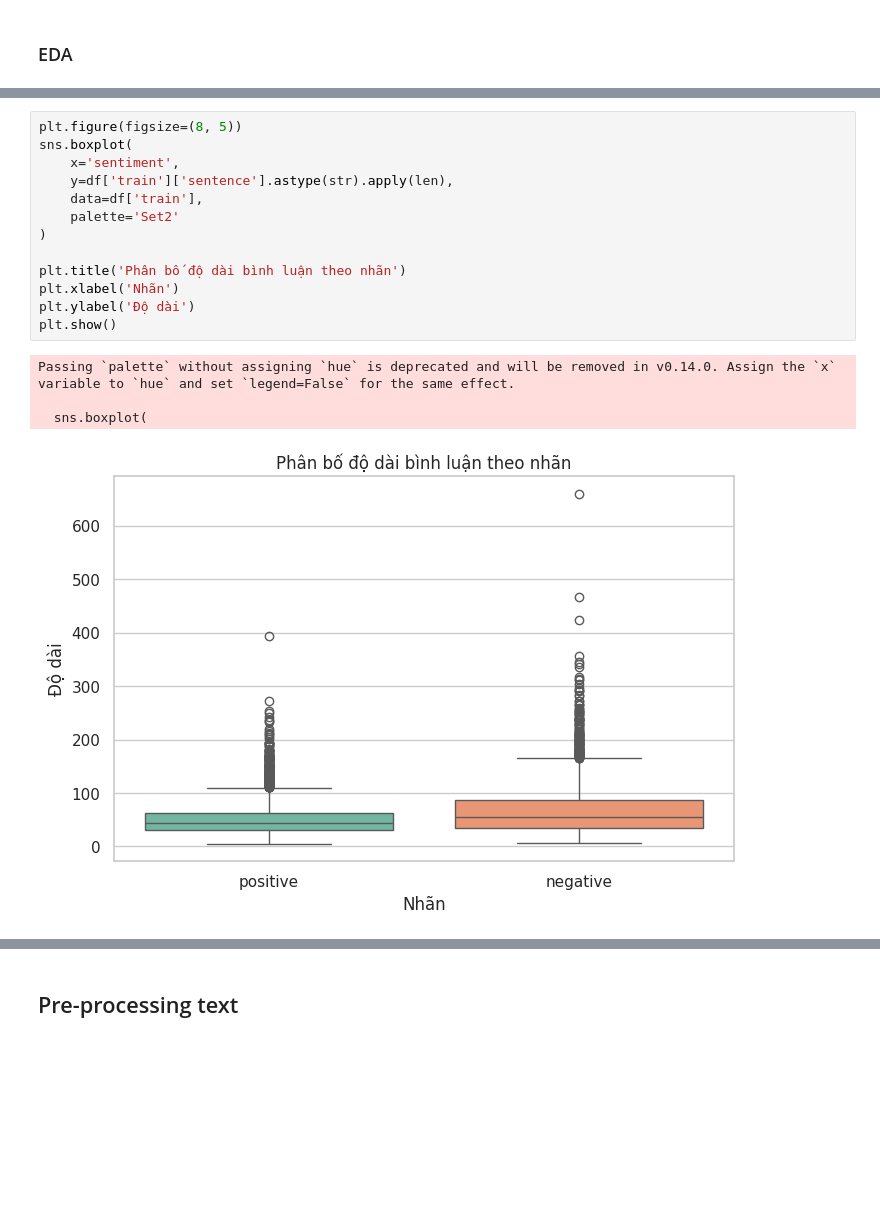
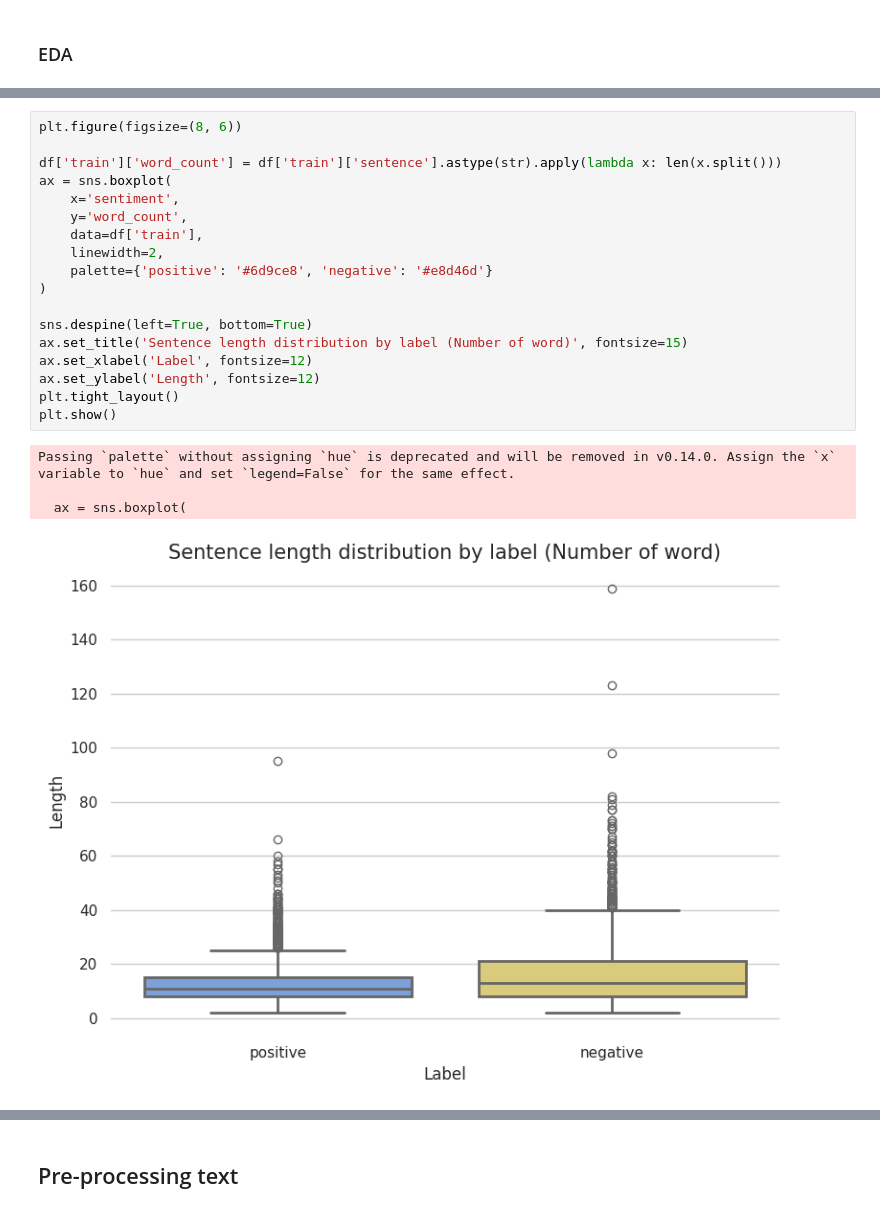
Before and after one commit to tkt-gemini/sentiment-binary-classification, a Jupyter notebook: main.ipynb, the cells around one changed output, grey strips where cells are left out. Saved outputs shown, nothing was run; the diff lists cells and outputs as text; blank space fills up the shorter version.

```diff
--- a/main.ipynb
+++ b/main.ipynb
@@ -146,19 +151,24 @@ Name: count, dtype: int64
 # %%
-plt.figure(figsize=(8, 5))
-sns.boxplot(
+plt.figure(figsize=(8, 6))
+
+df['train']['word_count'] = df['train']['sentence'].astype(str).apply(lambda x: len(x.split()))
+ax = sns.boxplot(
     x='sentiment',
-    y=df['train']['sentence'].astype(str).apply(len),
+    y='word_count',
     data=df['train'],
-    palette='Set2'
+    linewidth=2,
+    palette={'positive': '#6d9ce8', 'negative': '#e8d46d'}
 )
 
-plt.title('Phân bố độ dài bình luận theo nhãn')
-plt.xlabel('Nhãn')
-plt.ylabel('Độ dài')
+sns.despine(left=True, bottom=True)
+ax.set_title('Sentence length distribution by label (Number of word)', fontsize=15)
+ax.set_xlabel('Label', fontsize=12)
+ax.set_ylabel('Length', fontsize=12)
+plt.tight_layout()
 plt.show()
 # %% [output]
 Passing `palette` without assigning `hue` is deprecated and will be removed in v0.14.0. Assign the `x` variable to `hue` and set `legend=False` for the same effect.
 
-  sns.boxplot(
+  ax = sns.boxplot(
-[figure, old version]
+[figure, new version]
 # %%
```
Also changed, not shown: parts of 45 cells of this notebook.
